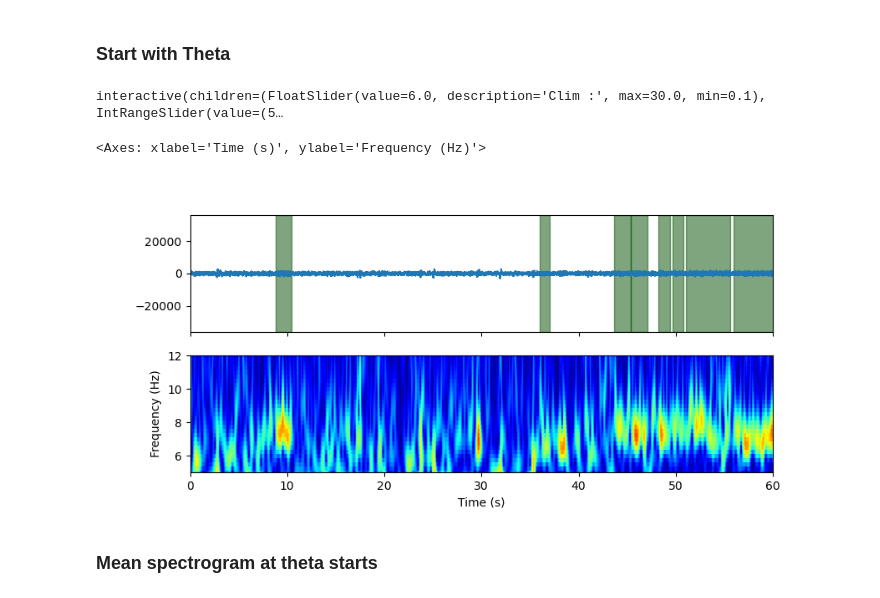
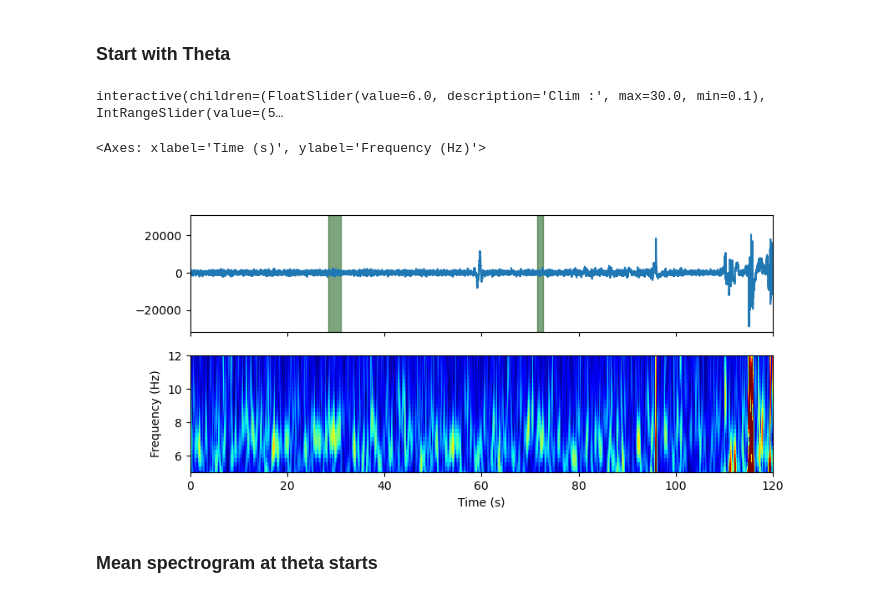
Before and after one commit to nkinsky/TraceFC, a Jupyter notebook: Notebooks/Spectral_Analysis.ipynb, the cells around one changed output. Saved outputs shown, nothing was run; the diff lists cells and outputs as text; code cells hidden in the pictures.

```diff
--- a/Notebooks/Spectral_Analysis.ipynb
+++ b/Notebooks/Spectral_Analysis.ipynb
@@ -120,8 +144,8 @@ plot_signal_w_epochs(signal, chan_plot, art_epochs)
 # %% [markdown]
 ### Code below to import updated epochs after manual adjustment in Neuroscope!
 # %%
-# Note that Neuroscope is super buggy with adding events to existing files! One tactic is to create an .ar2 file and then add in any adjustments,
-# then merge.
+# Note that Neuroscope is super buggy with adding events to existing files! One tactic is to create an .ar2 file and then add
+# in any adjustments then merge.
 
-# art_epochs_ns = sess.recinfo.event_to_epochs(evt_file=sess.filePrefix.with_suffix('.evt.ar2'))
-# art_epochs_ns
+art_epochs_ns = sess.recinfo.event_to_epochs(evt_file=sess.filePrefix.with_suffix('.evt.ar2'))
+art_epochs_ns
@@ -128,7 +161,7 @@ plot_signal_w_epochs(signal, chan_plot, art_epochs)
 # %%
 # Merge files and export!
-# art_epochs_merge = art_epochs.__add__(art_epochs_ns).merge(0)
-# art_epochs_merge.save(art_epochs_file)
-# art_epochs = art_epochs_merge
-# sess.recinfo.write_epochs(epochs=art_epochs, ext='art')
-# art_epochs
+art_epochs_merge = art_epochs.__add__(art_epochs_ns).merge(0)
+art_epochs_merge.save(art_epochs_file)
+art_epochs = art_epochs_merge
+sess.recinfo.write_epochs(epochs=art_epochs, ext='art')
+art_epochs
@@ -139,7 +182,7 @@ from neuropy.core import Shank, Probe, ProbeGroup
 from neuropy.plotting import plot_probe
 shank = Shank()
 shank = shank.auto_generate(columns=1, contacts_per_column=32, xpitch=0,
-                   ypitch=20, channel_id=np.arange(31, -1, -1))
+                   ypitch=50, channel_id=np.arange(31, -1, -1))
 shank.set_disconnected_channels(sess.recinfo.skipped_channels)
 probe = Probe(shank)
 prbgrp = ProbeGroup()
@@ -160,7 +203,7 @@ maxdur=20
 thresh = (1, None)
 sigma = 0.125
 edge_cutoff = 0.25
-theta_channel = 5
+theta_channel = 20
 
 # use this if you don't know theta channel
 if theta_channel is None:
@@ -171,4 +214,6 @@ else:
     theta_epochs, theta_power = detect_theta_epochs(signal_use, probegroup=None, mindur=mindur, maxdur=maxdur, thresh=thresh,
                                                     edge_cutoff=edge_cutoff, ignore_epochs=art_epochs, return_power=True)
 sess.recinfo.write_epochs(theta_epochs, ext='tha')
+theta_epochs_file = sess.filePrefix.with_suffix(".theta_epochs.npy")
+theta_epochs.save(theta_epochs_file)
 # %% [output]
@@ -207,16 +254,16 @@ wv_theta = WaveletSg(signal.time_slice(channel_id=theta_channel, t_stop=np.min((
 # %%
 # Sanity check code - does wavelet align well with actual theta epochs?
 _, ax = plt.subplots(2, 1, sharex=True, figsize=(9, 4))
-time_to_plot = [0, 60]
+time_to_plot = [0, 120]
 theta_freq_lims = [5, 12]
 
 plot_signal_w_epochs(signal, theta_channel, theta_epochs, ax=ax[0])
 
 plot_spectrogram(wv_theta, time_lims=time_to_plot, freq_lims=theta_freq_lims, ax=ax[1])
 # %% [output]
 interactive(children=(FloatSlider(value=6.0, description='Clim :', max=30.0, min=0.1), IntRangeSlider(value=(5…
 <Axes: xlabel='Time (s)', ylabel='Frequency (Hz)'>
-[figure, old version]
+[figure, new version]
 # %% [markdown]
 ### Mean spectrogram at theta starts
 # %%
```
Also changed, not shown: parts of 26 cells of this notebook.
